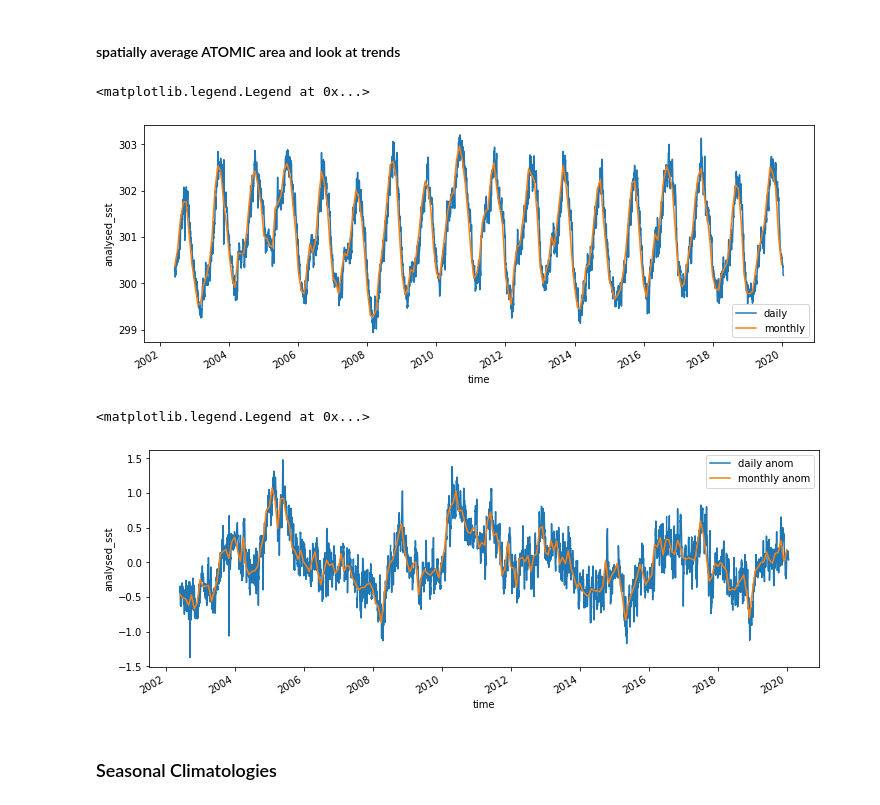
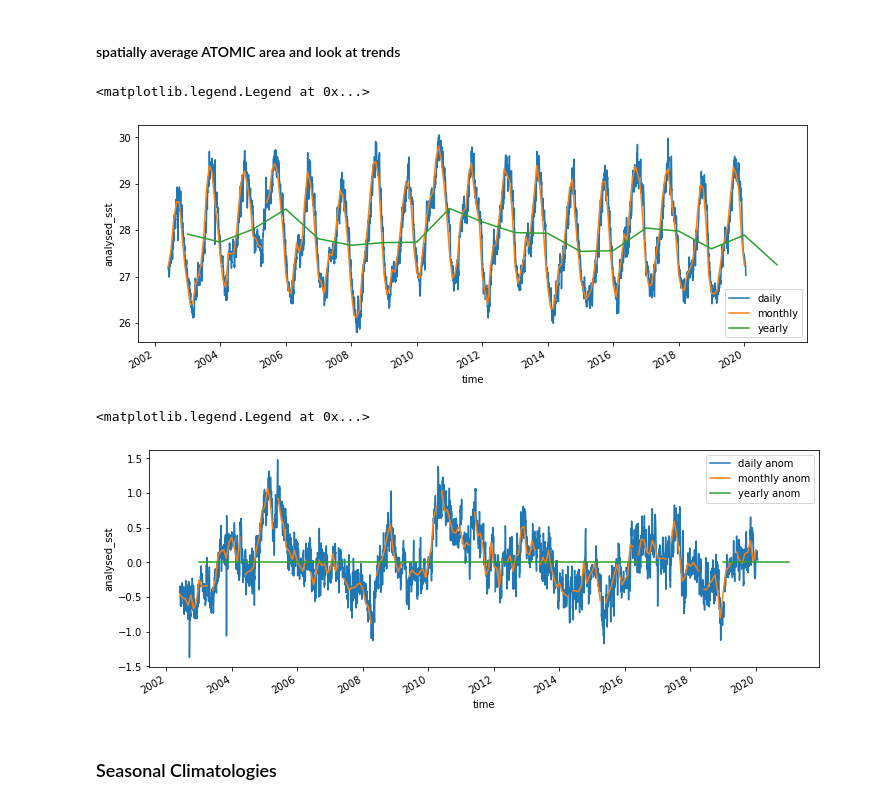
Before and after one commit to MackenzieBlanusa/MARN5895_RC_Final, a Jupyter notebook: MUR_messaround.ipynb, the cells around one changed output. Cells and saved outputs as stored; diff of their text form; code cells hidden in the pictures.

```diff
--- a/MUR_messaround.ipynb
+++ b/MUR_messaround.ipynb
@@ -392,10 +353,10 @@ halloween.plot(cmap='cmo.thermal')
 daily_sst = sst_masked.sel(lon=slice(-62,-48),lat=slice(4,14))
 daily_clima = daily_clima.sel(lon=slice(-62,-48),lat=slice(4,14))
 daily_anom = daily_anom.sel(lon=slice(-62,-48),lat=slice(4,14))
-sst_monthly = sst_monthly.sel(lon=slice(-62,-48),lat=slice(4,14))
+monthly_sst = sst_monthly.sel(lon=slice(-62,-48),lat=slice(4,14))
 monthly_clima = monthly_clima.sel(lon=slice(-62,-48),lat=slice(4,14))
 monthly_anom = monthly_anom.sel(lon=slice(-62,-48),lat=slice(4,14))
-sst_yearly = sst_yearly.sel(lon=slice(-62,-48),lat=slice(4,14))
+yearly_sst = sst_yearly.sel(lon=slice(-62,-48),lat=slice(4,14))
 yearly_clima = yearly_clima.sel(lon=slice(-62,-48),lat=slice(4,14))
 yearly_anom = yearly_anom.sel(lon=slice(-62,-48),lat=slice(4,14))
 seasonal_clima = seasonal_clima.sel(lon=slice(-62,-48),lat=slice(4,14))
@@ -418,24 +379,33 @@ daily_spatial = daily_sst.mean(dim=('lon','lat')).load()
 # %%
 daily_anom_spatial = daily_anom.mean(dim=('lon','lat')).load()
 # %%
-monthly_spatial = sst_monthly.mean(dim=('lon','lat')).load()
+monthly_spatial = monthly_sst.mean(dim=('lon','lat')).load()
 monthly_anom_spatial = monthly_anom.mean(dim=('lon','lat')).load()
+# %%
+yearly_spatial = yearly_sst.mean(dim=('lon','lat')).load()
+yearly_anom_spatial = yearly_anom.mean(dim=('lon','lat')).load()
+# %%
+daily_spatial = daily_spatial - 273.15
+monthly_spatial = monthly_spatial - 273.15
+yearly_spatial = yearly_spatial - 273.15
 # %%
 fig = plt.figure(figsize=(12,4))
 daily_spatial.plot(label='daily')
 monthly_spatial.plot(label='monthly')
+yearly_spatial.plot(label='yearly')
 plt.legend()
 # %% [output]
 <matplotlib.legend.Legend at 0x...>
-[figure, old version]
+[figure, new version]
 # %%
 fig = plt.figure(figsize=(12,4))
 daily_anom_spatial.plot(label='daily anom')
 monthly_anom_spatial.plot(label='monthly anom')
+yearly_anom_spatial.plot(label='yearly anom')
 plt.legend()
 # %% [output]
 <matplotlib.legend.Legend at 0x...>
-[figure, old version]
+[figure, new version]
 # %% [markdown]
 ### Seasonal Climatologies
 # %%
```
Also changed, not shown: parts of 69 cells of this notebook.
